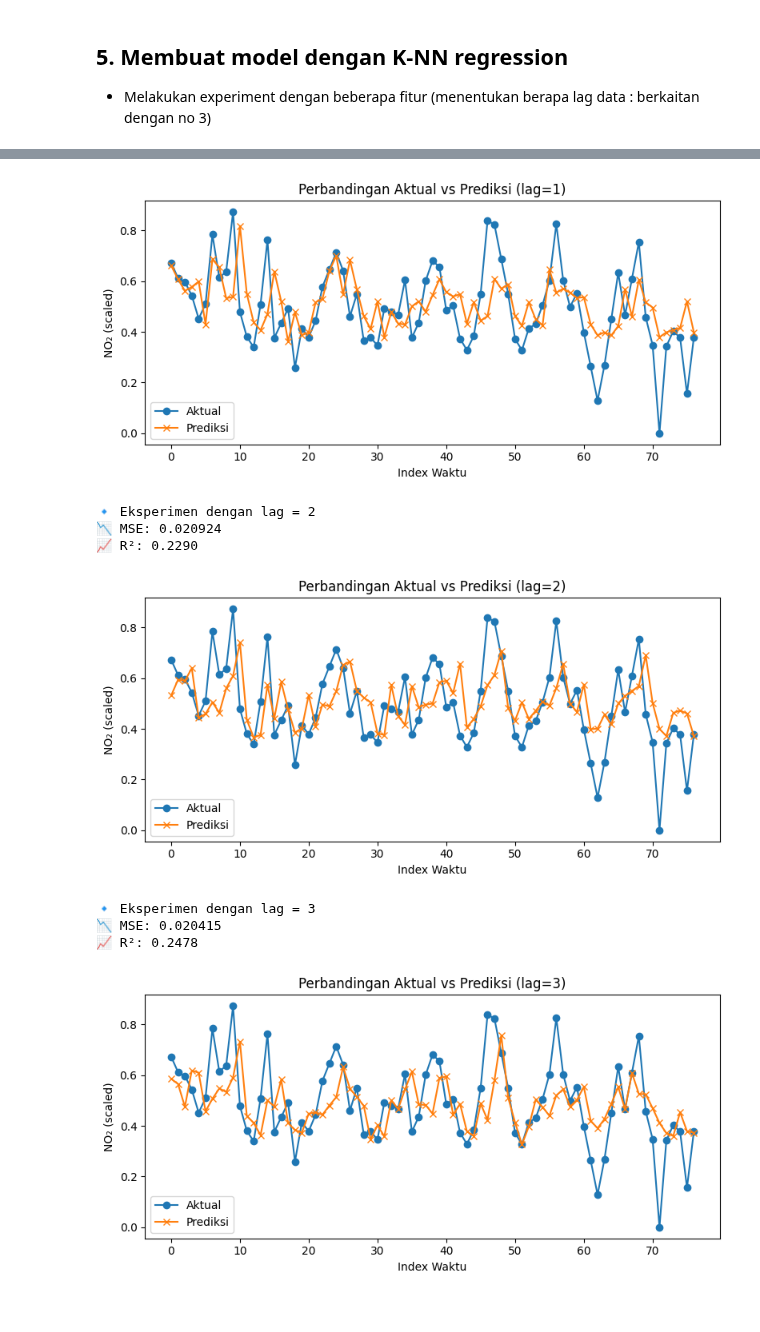
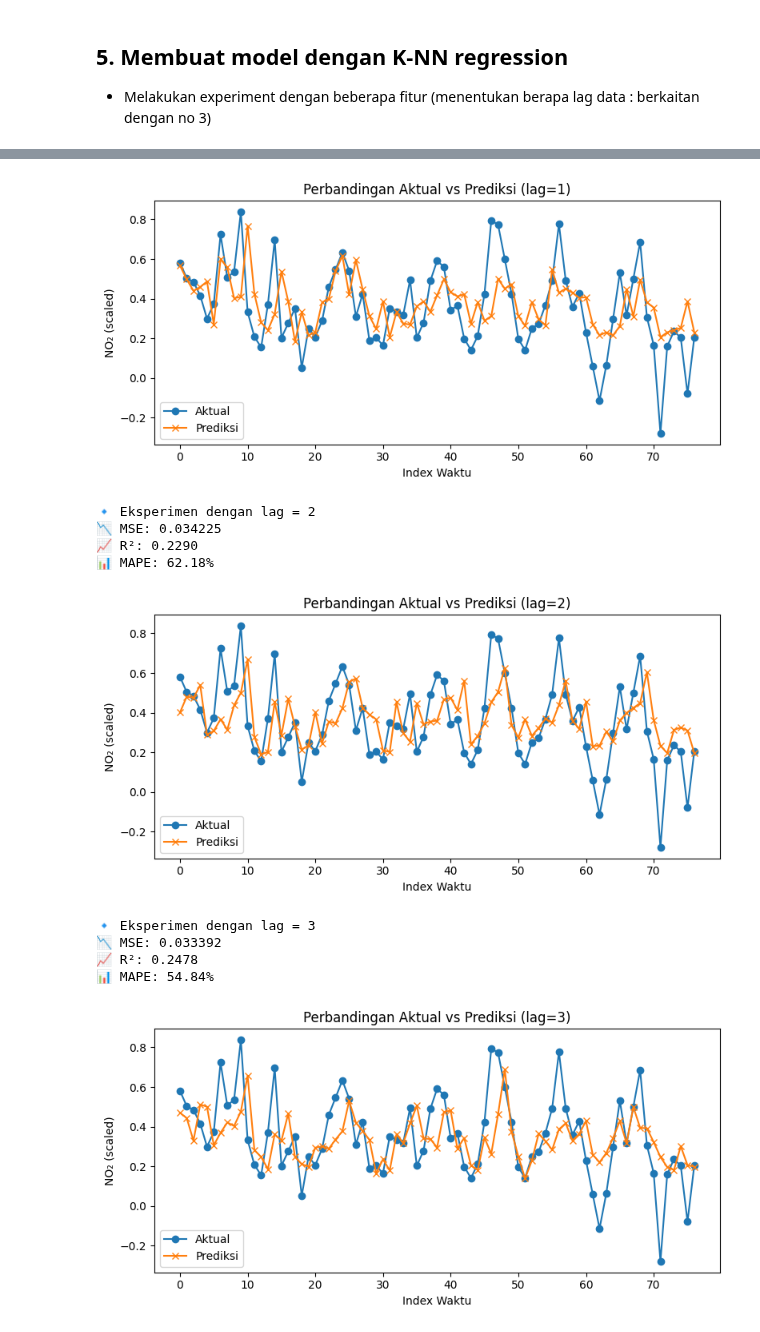
Before and after one commit to Triayunitak/PSD, a Jupyter notebook: tugas1-proyek-datasains/_build/jupyter_execute/tugas_NO2.ipynb, the cells around one changed output, grey strips where cells are left out. Cells and saved outputs as stored; diff of their text form; code cells hidden in the pictures.

```diff
--- a/tugas1-proyek-datasains/_build/jupyter_execute/tugas_NO2.ipynb
+++ b/tugas1-proyek-datasains/_build/jupyter_execute/tugas_NO2.ipynb
@@ -336,20 +355,20 @@ NO2_scaled sebagai target output (y).
 # %%
 import pandas as pd
 from sklearn.model_selection import train_test_split
+from sklearn.preprocessing import MinMaxScaler
 from sklearn.neighbors import KNeighborsRegressor
-from sklearn.metrics import mean_squared_error, r2_score
+from sklearn.metrics import mean_squared_error, r2_score, mean_absolute_percentage_error
 import matplotlib.pyplot as plt
-import numpy as np
 
-# --- Load data supervised hasil normalisasi ---
-df = pd.read_csv("no2_during_covid_supervised_scaled.csv")
+# --- Load data supervised ---
+df = pd.read_csv("no2_during_covid_supervised.csv")
 
 # --- Eksperimen dengan beberapa jumlah lag ---
 for lag in [1, 2, 3]:
     print(f"\n🔹 Eksperimen dengan lag = {lag}")
 
     # Buat ulang data supervised sesuai jumlah lag
-    def make_supervised(df, target_col='NO2_scaled', lag=lag):
+    def make_supervised(df, target_col='NO2', lag=lag):
         data = pd.DataFrame()
         for i in range(1, lag + 1):
             data[f'{target_col}_lag{i}'] = df[target_col].shift(i)
@@ -358,30 +377,46 @@ for lag in [1, 2, 3]:
         return data
 
     df_supervised = make_supervised(df)
-    X = df_supervised.drop(columns=['NO2_scaled'])
-    y = df_supervised['NO2_scaled']
+
+    # Pisahkan fitur (X) dan target (y)
+    X = df_supervised.drop(columns=['NO2'])
+    y = df_supervised['NO2']
 
     # --- Split data: 80% train, 20% test ---
     X_train, X_test, y_train, y_test = train_test_split(
         X, y, test_size=0.2, random_state=42, shuffle=False
     )
 
+    # --- Normalisasi hanya dengan fit di train ---
+    scaler_X = MinMaxScaler()
+    scaler_y = MinMaxScaler()
+
+    X_train_scaled = scaler_X.fit_transform(X_train)
+    X_test_scaled = scaler_X.transform(X_test)
+
+    y_train_scaled = scaler_y.fit_transform(y_train.values.reshape(-1, 1))
+    y_test_scaled = scaler_y.transform(y_test.values.reshape(-1, 1))
+
     # --- Inisialisasi dan training model KNN ---
     knn = KNeighborsRegressor(n_neighbors=3)
-    knn.fit(X_train, y_train)
+    knn.fit(X_train_scaled, y_train_scaled.ravel())
 
     # --- Prediksi dan evaluasi ---
-    y_pred = knn.predict(X_test)
-    mse = mean_squared_error(y_test, y_pred)
-    r2 = r2_score(y_test, y_pred)
+    y_pred_scaled = knn.predict(X_test_scaled)
+
+    # Hitung metrik evaluasi
+    mse = mean_squared_error(y_test_scaled, y_pred_scaled)
+    r2 = r2_score(y_test_scaled, y_pred_scaled)
+    mape = mean_absolute_percentage_error(y_test_scaled, y_pred_scaled)
 
     print(f"📉 MSE: {mse:.6f}")
     print(f"📈 R²: {r2:.4f}")
+    print(f"📊 MAPE: {mape * 100:.2f}%")
 
     # --- Visualisasi hasil prediksi vs aktual ---
     plt.figure(figsize=(8,4))
-    plt.plot(y_test.values, label='Aktual', marker='o')
-    plt.plot(y_pred, label='Prediksi', marker='x')
+    plt.plot(y_test_scaled, label='Aktual', marker='o')
+    plt.plot(y_pred_scaled, label='Prediksi', marker='x')
     plt.title(f'Perbandingan Aktual vs Prediksi (lag={lag})')
     plt.xlabel('Index Waktu')
     plt.ylabel('NO₂ (scaled)')
@@ -395,10 +431,12 @@ for lag in [1, 2, 3]:
-[figure, old version]
+[figure, new version]
 🔹 Eksperimen dengan lag = 2
-📉 MSE: 0.020924
+📉 MSE: 0.034225
 📈 R²: 0.2290
+📊 MAPE: 62.18%
-[figure, old version]
+[figure, new version]
 🔹 Eksperimen dengan lag = 3
-📉 MSE: 0.020415
+📉 MSE: 0.033392
 📈 R²: 0.2478
+📊 MAPE: 54.84%
-[figure, old version]
+[figure, new version]
 # %% [markdown]
```
Also changed, not shown: parts of 7 cells of this notebook, 18 other files.
